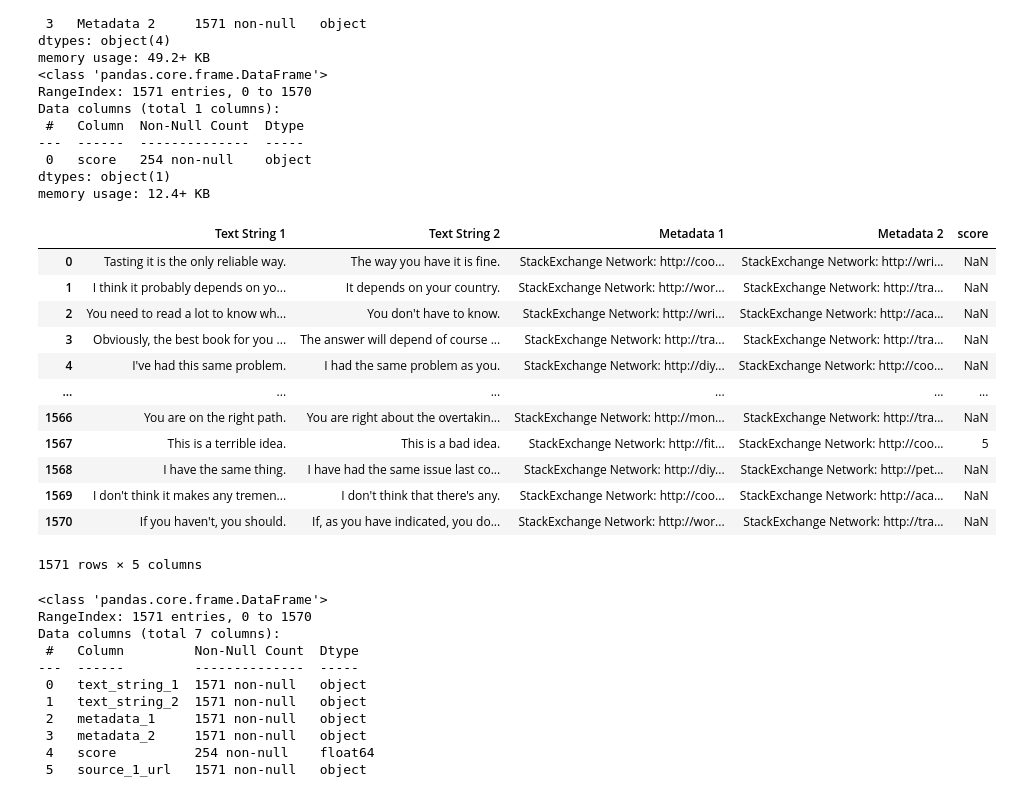
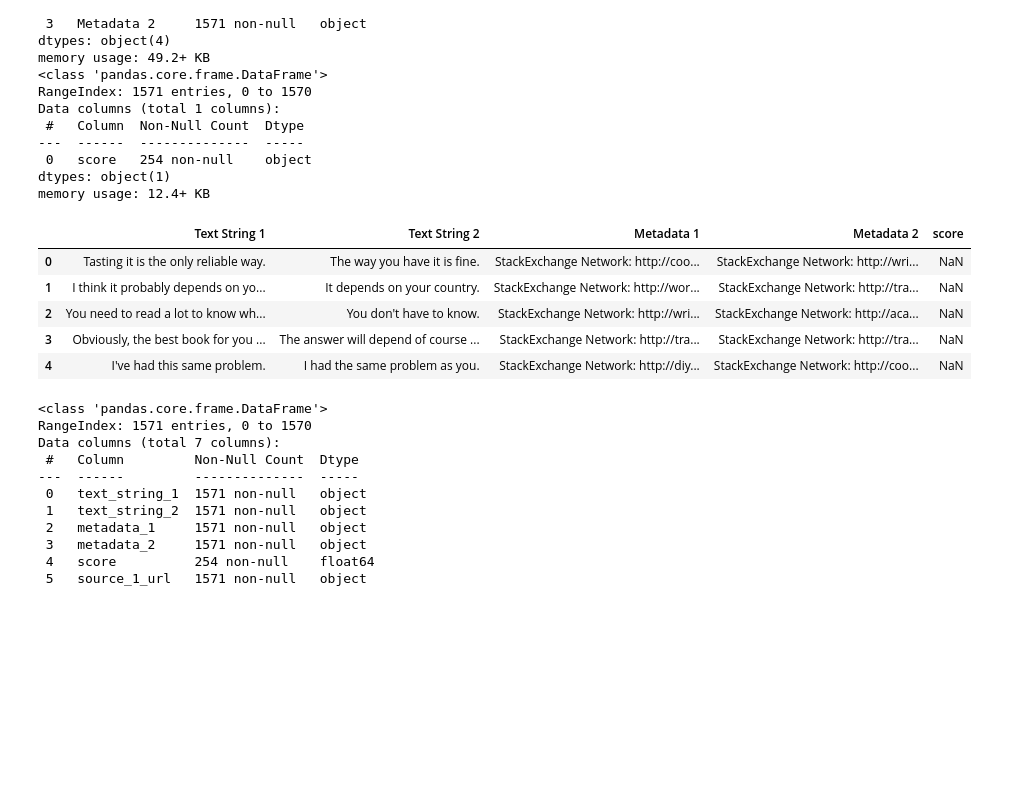
Before and after one commit to Phillus1999/data_science_2, a Jupyter notebook: projects/uebung_2/eda2.ipynb, the cells around one changed output. Saved outputs shown, nothing was run; the diff lists cells and outputs as text; code cells hidden in the pictures; blank space fills up the shorter version.

```diff
--- a/projects/uebung_2/eda2.ipynb
+++ b/projects/uebung_2/eda2.ipynb
@@ -49,21 +49,14 @@ memory usage: 12.4+ KB
 # %%
 # merge dataframes
 df = pd.concat([df, gs], axis=1) # concat hier, weil wir keine gemeinsame Spalte haben aber die Reihenfolge gleich ist
-df
+df.head()
 # %% [output]
 |  | Text String 1 | Text String 2 | Metadata 1 | Metadata 2 | score |
 | 0 | Tasting it is the only reliable way. | The way you have it is fine. | StackExchange Network: http://coo... | StackExchange Network: http://wri... | NaN |
 | 1 | I think it probably depends on yo... | It depends on your country. | StackExchange Network: http://wor... | StackExchange Network: http://tra... | NaN |
 | 2 | You need to read a lot to know wh... | You don't have to know. | StackExchange Network: http://wri... | StackExchange Network: http://aca... | NaN |
 | 3 | Obviously, the best book for you ... | The answer will depend of course ... | StackExchange Network: http://tra... | StackExchange Network: http://tra... | NaN |
 | 4 | I've had this same problem. | I had the same problem as you. | StackExchange Network: http://diy... | StackExchange Network: http://coo... | NaN |
-| ... | ... | ... | ... | ... | ... |
-| 1566 | You are on the right path. | You are right about the overtakin... | StackExchange Network: http://mon... | StackExchange Network: http://tra... | NaN |
-| 1567 | This is a terrible idea. | This is a bad idea. | StackExchange Network: http://fit... | StackExchange Network: http://coo... | 5 |
-| 1568 | I have the same thing. | I have had the same issue last co... | StackExchange Network: http://diy... | StackExchange Network: http://pet... | NaN |
-| 1569 | I don't think it makes any tremen... | I don't think that there's any. | StackExchange Network: http://coo... | StackExchange Network: http://aca... | NaN |
-| 1570 | If you haven't, you should. | If, as you have indicated, you do... | StackExchange Network: http://wor... | StackExchange Network: http://tra... | NaN |
-1571 rows × 5 columns
 # %%
 # clean data
 # 1 convert score to float
```
Also changed, not shown: parts of 21 cells of this notebook, 2 other files.
